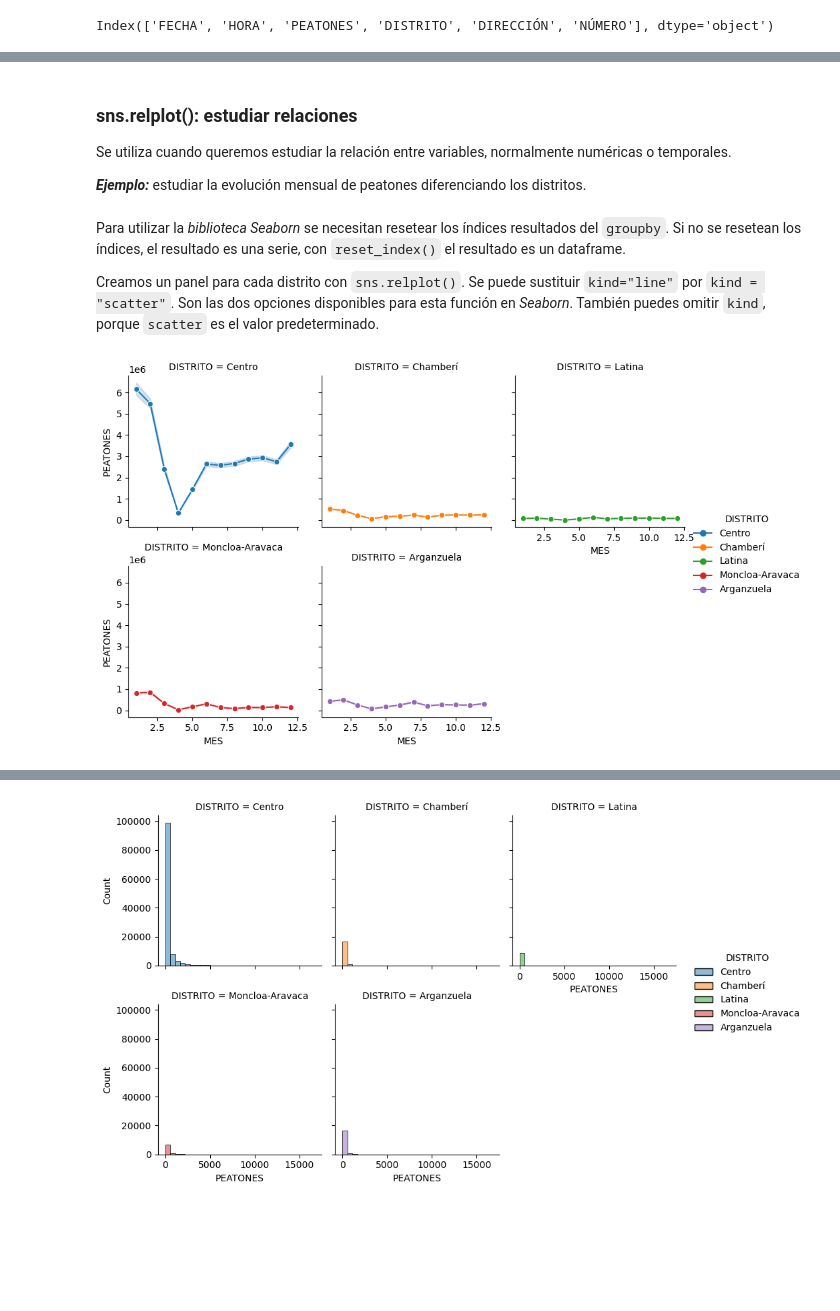
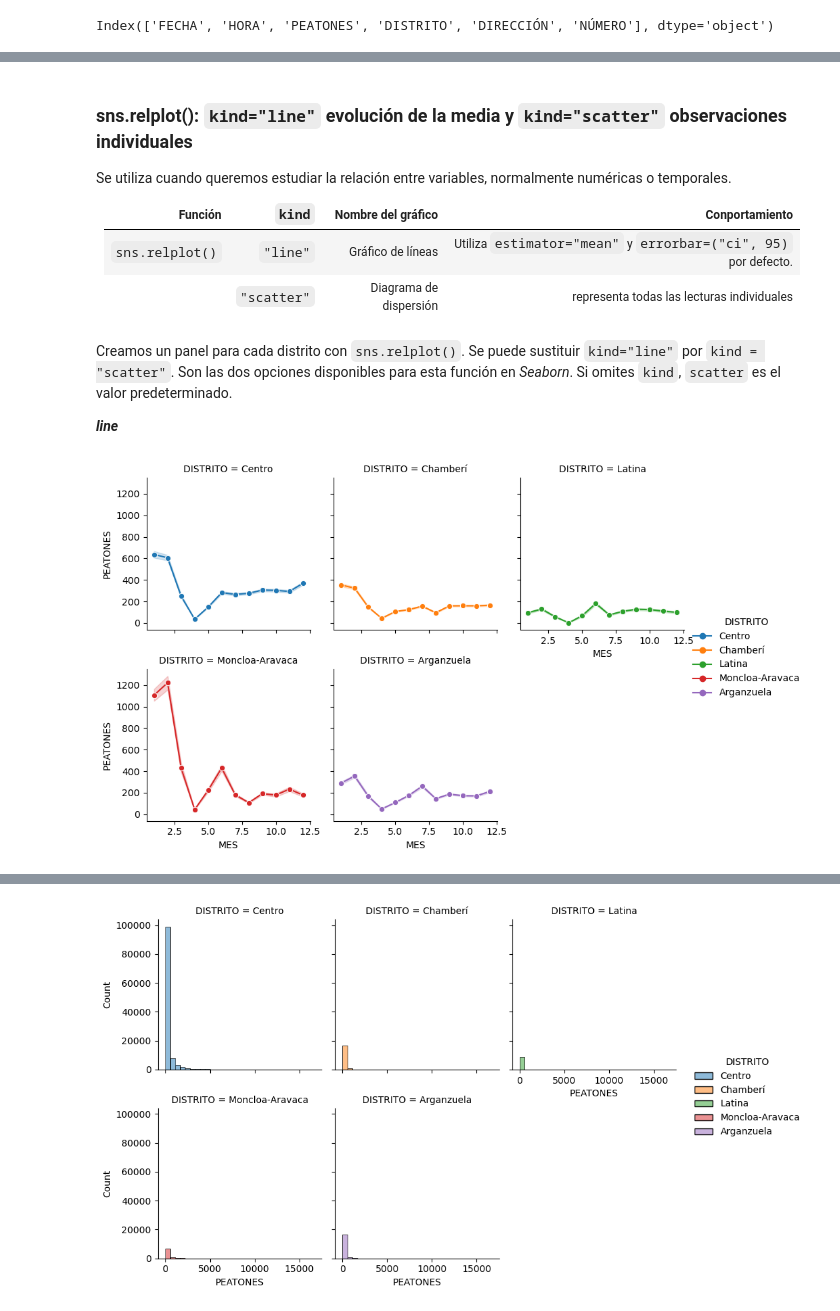
Before and after one commit to soesteve/Programming-in-Data-Science, a Jupyter notebook: 8_Visualización_Seaborn.ipynb, the cells around one changed output, grey strips where cells are left out. Saved outputs shown, nothing was run; the diff lists cells and outputs as text; code cells hidden in the pictures; blank space fills up the shorter version.

```diff
--- a/8_Visualización_Seaborn.ipynb
+++ b/8_Visualización_Seaborn.ipynb
@@ -123,44 +109,51 @@ En concreto, vamos a utilizar la ***biblioteca Seaborn*** que utiliza:
 </br>
 # %% [markdown]
-### sns.relplot(): estudiar relaciones
+### sns.relplot(): `kind="line"` evolución de la media y `kind="scatter"` observaciones individuales
 
 Se utiliza cuando queremos estudiar la relación entre variables, normalmente numéricas o temporales.
 
-***Ejemplo:*** estudiar la evolución mensual de peatones diferenciando los distritos.
+
+| Función | `kind` | Nombre del gráfico | Conportamiento |
+|---|---|---|---|
+| `sns.relplot()` | `"line"` | Gráfico de líneas | Utiliza `estimator="mean"` y `errorbar=("ci", 95)` por defecto. |
+| | `"scatter"` | Diagrama de dispersión | representa todas las lecturas individuales |
+
 
 </br>
 # %% [markdown]
 </br>
 
-Para utilizar la *biblioteca Seaborn* se necesitan resetear los índices resultados del `groupby`.
-Si no se resetean los índices, el resultado es una serie, con `reset_index()` el resultado es un dataframe.
-
-Creamos un panel para cada distrito con `sns.relplot()`. Se puede sustituir `kind="line"` por `kind = "scatter"`. Son las dos opciones disponibles para esta función en *Seaborn*. También puedes omitir `kind`, porque `scatter` es el valor predeterminado.
+Creamos un panel para cada distrito con `sns.relplot()`. Se puede sustituir `kind="line"` por `kind = "scatter"`. Son las dos opciones disponibles para esta función en *Seaborn*. Si omites `kind`, `scatter` es el valor predeterminado.
 
 </br>
+
+***line***
+
+</br>
 # %%
+# Estudio de la evolución mensual de la media de peatones diferenciando los distritos.
+
 import seaborn as sns
 
 # Hacemos una columna nueva con el mes de cada observación
 df_1["MES"] = df_1["FECHA"].dt.month
 
 sns.relplot(
     data = df_1,
     x = "MES",
     y = "PEATONES",
     col = "DISTRITO",    # Crea un panel por distrito
     col_wrap = 3,        # Coloca 3 gráficos por fila
     kind = "line",       # tipo de gráfico
     marker = "o",
     height = 3,          # Altura de cada panel
-    estimator = "sum",   # suma el número de peatones de cada mes y distrito
-    #errorbar = None     # intervalos de incertidumbre.
+#    errorbar = None,      # intervalos de incertidumbre.
     hue = "DISTRITO"     # representa cada distrito con un color diferente.
 )
 
 plt.show()
 # %% [output]
-[figure, old version]
+[figure, new version]
 # %% [markdown]
 </br>
 
```
Also changed, not shown: parts of 19 cells of this notebook, 10 other files.
